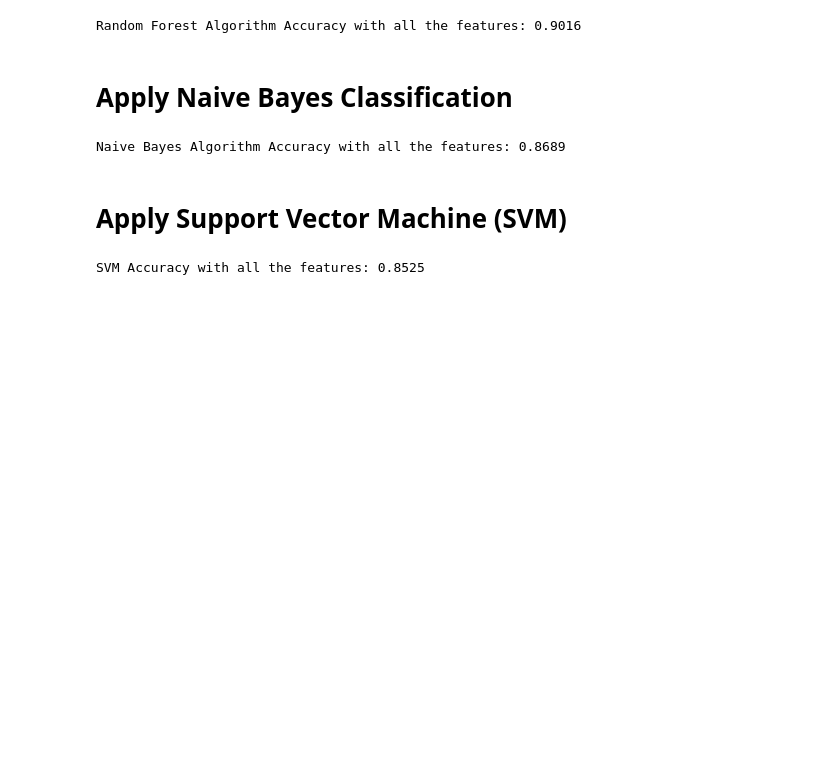
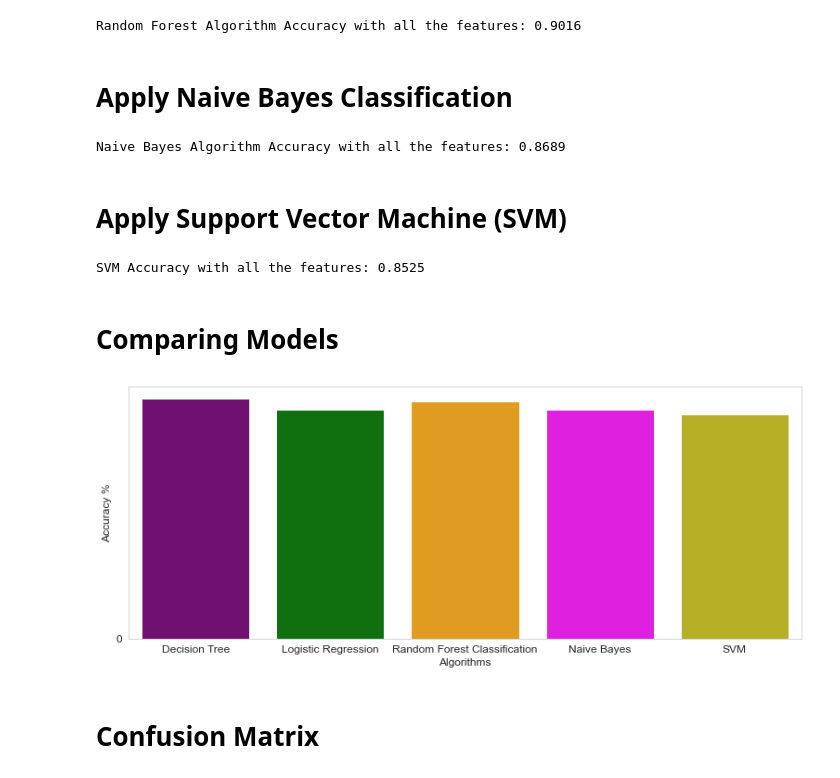
Before and after one commit to lowwilliam/Disease_Prediction, a Jupyter notebook: disease_prediction.ipynb, the cells around one changed output. Drawn from its saved outputs; the diff is of its cells as text; code cells hidden in the pictures; blank space fills up the shorter version.

Commit message:
Comparing plot

```diff
--- a/disease_prediction.ipynb
+++ b/disease_prediction.ipynb
@@ -359,6 +364,8 @@ logreg = LogisticRegression(max_iter=5000)
 logreg.fit(x_train, y_train)
 y_pred = logreg.predict(x_test)
 
+accuracies['Logistic Regression']=accuracy_score(y_test, y_pred) #统一格式！
+
 print('Logistic Regression accuracy score with all the features: {0:0.4f}'. format(accuracy_score(y_test, y_pred)))
 # %% [output]
 Logistic Regression accuracy score with all the features: 0.8689
@@ -370,6 +377,8 @@ rf = RandomForestClassifier(n_estimators = 1000, random_state = 1)
 rf.fit(x_train, y_train)
 
 y_pred = rf.predict(x_test)
+accuracies['Random Forest Classification']=accuracy_score(y_test, y_pred) #统一格式！
+
 
 print('Random Forest Algorithm Accuracy with all the features: {0:0.4f}'. format(accuracy_score(y_test, y_pred)))
 # %% [output]
@@ -382,6 +391,7 @@ nb = GaussianNB()
 nb.fit(x_train, y_train)
 
 acc = nb.score(x_test,y_test)
+accuracies['Naive Bayes']=acc #统一格式！
 
 print('Naive Bayes Algorithm Accuracy with all the features: {0:0.4f}'. format(acc))
 # %% [output]
@@ -394,7 +404,23 @@ svm = SVC(random_state = 1)
 svm.fit(x_train, y_train)
 
 acc = svm.score(x_test,y_test)
-
+accuracies['SVM']=acc #统一格式！
 print('SVM Accuracy with all the features: {0:0.4f}'. format(acc))
 # %% [output]
 SVM Accuracy with all the features: 0.8525
+# %% [markdown]
+# Comparing Models
+# %%
+colors = ["purple", "green", "orange", "magenta","#CFC60E"]
+
+sb.set_style("whitegrid")
+plt.figure(figsize=(13,5))
+plt.yticks(np.arange(0,100,10))
+plt.ylabel("Accuracy %")
+plt.xlabel("Algorithms")
+sb.barplot(x=list(accuracies.keys()), y=list(accuracies.values()), palette=colors)
+plt.show()
+# %% [output]
+[figure, added]
+# %% [markdown]
+# Confusion Matrix
```
Also changed, not shown: parts of 14 cells of this notebook.
